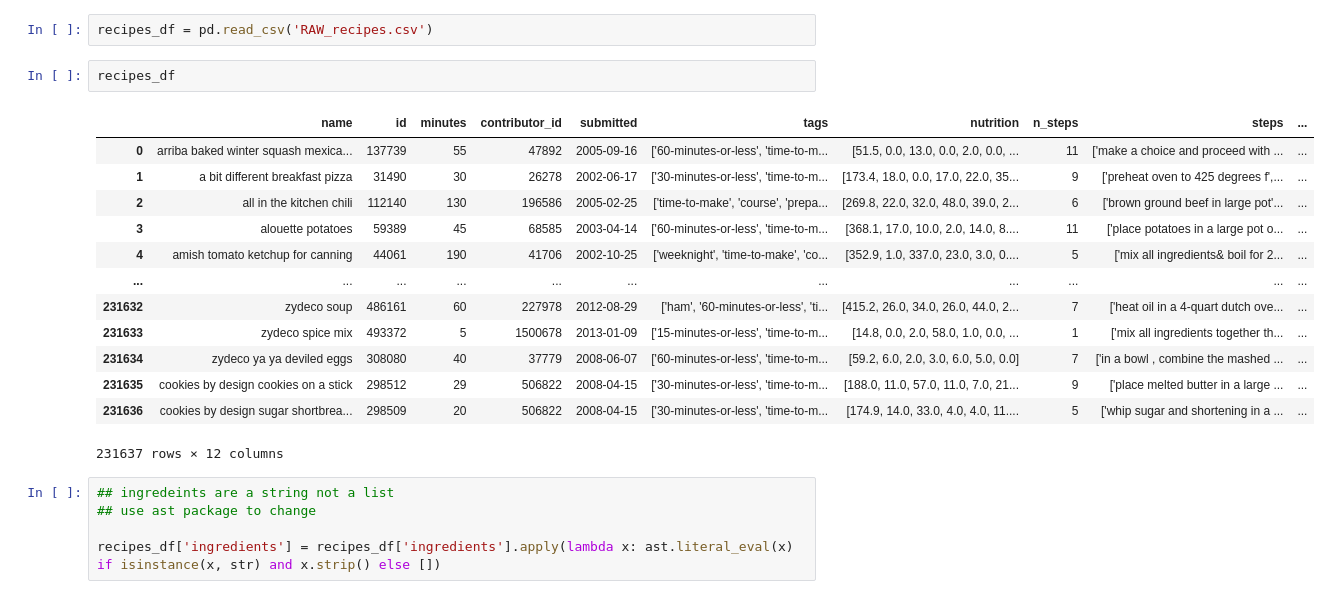
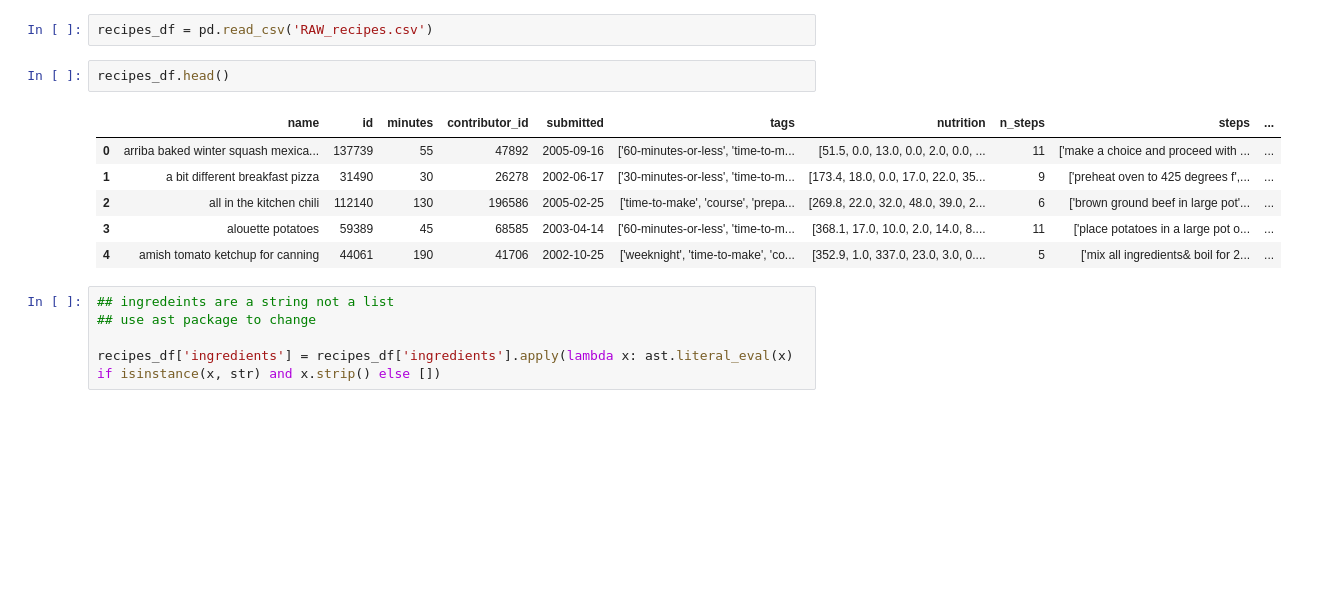
Before and after one commit to hellojohncruz/DATA-620, a Jupyter notebook: Final Project/food.ipynb, the cells around one changed output. Saved outputs shown, nothing was run; the diff lists cells and outputs as text; blank space fills up the shorter version.

```diff
--- a/Final Project/food.ipynb
+++ b/Final Project/food.ipynb
@@ -14,21 +14,14 @@ from networkx.algorithms import bipartite
 # %%
 recipes_df = pd.read_csv('RAW_recipes.csv')
 # %%
-recipes_df
+recipes_df.head()
 # %% [output]
 |  | name | id | minutes | contributor_id | submitted | tags | nutrition | n_steps | steps | ... |
 | 0 | arriba baked winter squash mexica... | 137739 | 55 | 47892 | 2005-09-16 | ['60-minutes-or-less', 'time-to-m... | [51.5, 0.0, 13.0, 0.0, 2.0, 0.0, ... | 11 | ['make a choice and proceed with ... | ... |
 | 1 | a bit different breakfast pizza | 31490 | 30 | 26278 | 2002-06-17 | ['30-minutes-or-less', 'time-to-m... | [173.4, 18.0, 0.0, 17.0, 22.0, 35... | 9 | ['preheat oven to 425 degrees f',... | ... |
 | 2 | all in the kitchen chili | 112140 | 130 | 196586 | 2005-02-25 | ['time-to-make', 'course', 'prepa... | [269.8, 22.0, 32.0, 48.0, 39.0, 2... | 6 | ['brown ground beef in large pot'... | ... |
 | 3 | alouette potatoes | 59389 | 45 | 68585 | 2003-04-14 | ['60-minutes-or-less', 'time-to-m... | [368.1, 17.0, 10.0, 2.0, 14.0, 8.... | 11 | ['place potatoes in a large pot o... | ... |
 | 4 | amish tomato ketchup for canning | 44061 | 190 | 41706 | 2002-10-25 | ['weeknight', 'time-to-make', 'co... | [352.9, 1.0, 337.0, 23.0, 3.0, 0.... | 5 | ['mix all ingredients& boil for 2... | ... |
-| ... | ... | ... | ... | ... | ... | ... | ... | ... | ... | ... |
-| 231632 | zydeco soup | 486161 | 60 | 227978 | 2012-08-29 | ['ham', '60-minutes-or-less', 'ti... | [415.2, 26.0, 34.0, 26.0, 44.0, 2... | 7 | ['heat oil in a 4-quart dutch ove... | ... |
-| 231633 | zydeco spice mix | 493372 | 5 | 1500678 | 2013-01-09 | ['15-minutes-or-less', 'time-to-m... | [14.8, 0.0, 2.0, 58.0, 1.0, 0.0, ... | 1 | ['mix all ingredients together th... | ... |
-| 231634 | zydeco ya ya deviled eggs | 308080 | 40 | 37779 | 2008-06-07 | ['60-minutes-or-less', 'time-to-m... | [59.2, 6.0, 2.0, 3.0, 6.0, 5.0, 0.0] | 7 | ['in a bowl , combine the mashed ... | ... |
-| 231635 | cookies by design cookies on a stick | 298512 | 29 | 506822 | 2008-04-15 | ['30-minutes-or-less', 'time-to-m... | [188.0, 11.0, 57.0, 11.0, 7.0, 21... | 9 | ['place melted butter in a large ... | ... |
-| 231636 | cookies by design sugar shortbrea... | 298509 | 20 | 506822 | 2008-04-15 | ['30-minutes-or-less', 'time-to-m... | [174.9, 14.0, 33.0, 4.0, 4.0, 11.... | 5 | ['whip sugar and shortening in a ... | ... |
-231637 rows × 12 columns
 # %%
 ## ingredeints are a string not a list
 ## use ast package to change
```
Also changed, not shown: parts of 39 cells of this notebook.
